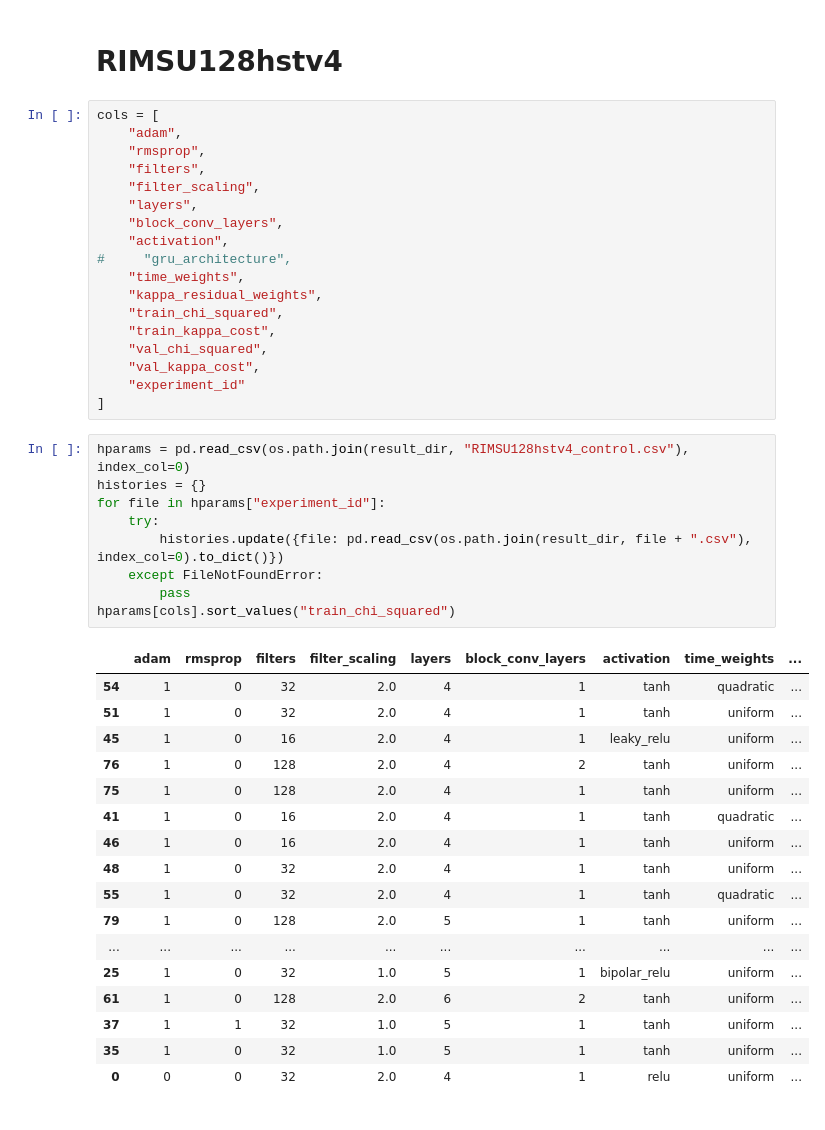
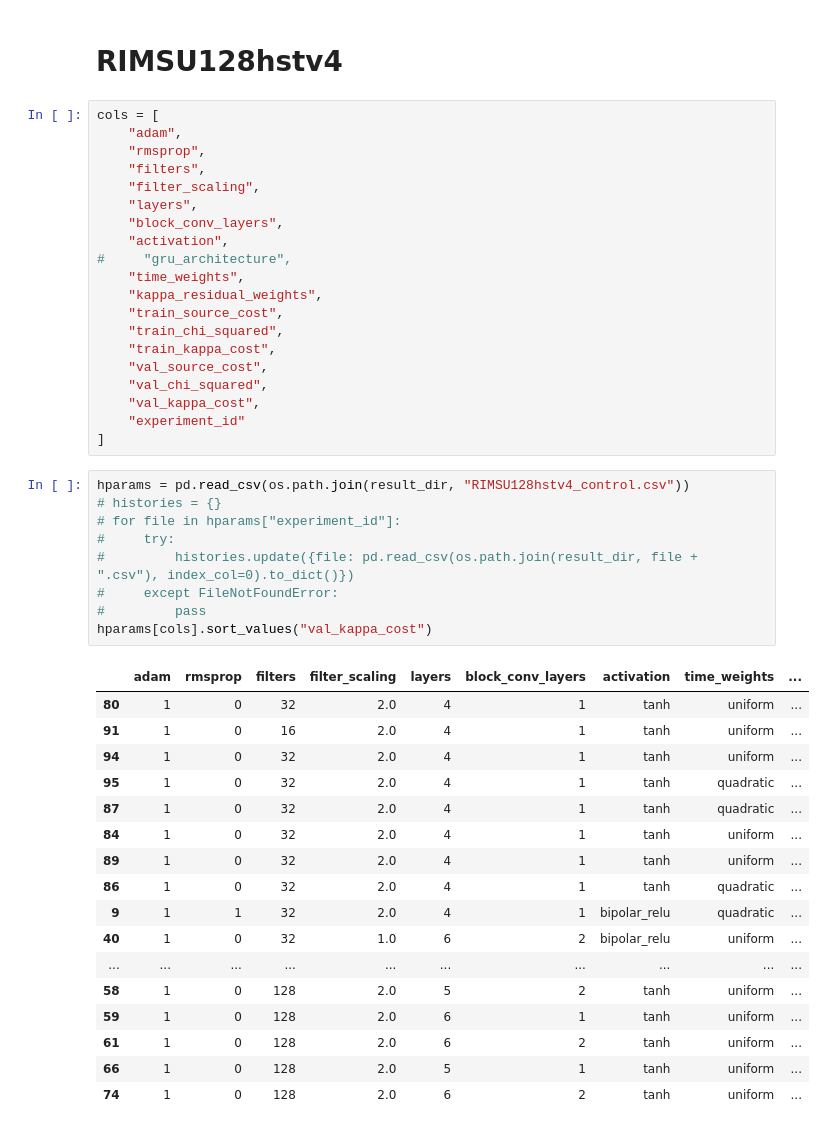
Before and after one commit to AlexandreAdam/Censai, a Jupyter notebook: notebooks/rim_results_fr128hst.ipynb, the cells around one changed output. Drawn from its saved outputs; the diff is of its cells as text.

```diff
--- a/notebooks/rim_results_fr128hst.ipynb
+++ b/notebooks/rim_results_fr128hst.ipynb
@@ -29,38 +29,40 @@ cols = [
 #     "gru_architecture",
     "time_weights",
     "kappa_residual_weights",
+    "train_source_cost",
     "train_chi_squared",
     "train_kappa_cost",
+    "val_source_cost",
     "val_chi_squared",
     "val_kappa_cost",
     "experiment_id"
 ]
 # %%
-hparams = pd.read_csv(os.path.join(result_dir, "RIMSU128hstv4_control.csv"), index_col=0)
-histories = {}
-for file in hparams["experiment_id"]:
-    try:
-        histories.update({file: pd.read_csv(os.path.join(result_dir, file + ".csv"), index_col=0).to_dict()})
-    except FileNotFoundError:
-        pass
-hparams[cols].sort_values("train_chi_squared")
+hparams = pd.read_csv(os.path.join(result_dir, "RIMSU128hstv4_control.csv"))
+# histories = {}
+# for file in hparams["experiment_id"]:
+#     try:
+#         histories.update({file: pd.read_csv(os.path.join(result_dir, file + ".csv"), index_col=0).to_dict()})
+#     except FileNotFoundError:
+#         pass
+hparams[cols].sort_values("val_kappa_cost")
 # %% [output]
 |  | adam | rmsprop | filters | filter_scaling | layers | block_conv_layers | activation | time_weights | ... |
-| 54 | 1 | 0 | 32 | 2.0 | 4 | 1 | tanh | quadratic | ... |
-| 51 | 1 | 0 | 32 | 2.0 | 4 | 1 | tanh | uniform | ... |
-| 45 | 1 | 0 | 16 | 2.0 | 4 | 1 | leaky_relu | uniform | ... |
-| 76 | 1 | 0 | 128 | 2.0 | 4 | 2 | tanh | uniform | ... |
-| 75 | 1 | 0 | 128 | 2.0 | 4 | 1 | tanh | uniform | ... |
-| 41 | 1 | 0 | 16 | 2.0 | 4 | 1 | tanh | quadratic | ... |
-| 46 | 1 | 0 | 16 | 2.0 | 4 | 1 | tanh | uniform | ... |
-| 48 | 1 | 0 | 32 | 2.0 | 4 | 1 | tanh | uniform | ... |
-| 55 | 1 | 0 | 32 | 2.0 | 4 | 1 | tanh | quadratic | ... |
-| 79 | 1 | 0 | 128 | 2.0 | 5 | 1 | tanh | uniform | ... |
+| 80 | 1 | 0 | 32 | 2.0 | 4 | 1 | tanh | uniform | ... |
+| 91 | 1 | 0 | 16 | 2.0 | 4 | 1 | tanh | uniform | ... |
+| 94 | 1 | 0 | 32 | 2.0 | 4 | 1 | tanh | uniform | ... |
+| 95 | 1 | 0 | 32 | 2.0 | 4 | 1 | tanh | quadratic | ... |
+| 87 | 1 | 0 | 32 | 2.0 | 4 | 1 | tanh | quadratic | ... |
+| 84 | 1 | 0 | 32 | 2.0 | 4 | 1 | tanh | uniform | ... |
+| 89 | 1 | 0 | 32 | 2.0 | 4 | 1 | tanh | uniform | ... |
+| 86 | 1 | 0 | 32 | 2.0 | 4 | 1 | tanh | quadratic | ... |
+| 9 | 1 | 1 | 32 | 2.0 | 4 | 1 | bipolar_relu | quadratic | ... |
+| 40 | 1 | 0 | 32 | 1.0 | 6 | 2 | bipolar_relu | uniform | ... |
 | ... | ... | ... | ... | ... | ... | ... | ... | ... | ... |
-| 25 | 1 | 0 | 32 | 1.0 | 5 | 1 | bipolar_relu | uniform | ... |
+| 58 | 1 | 0 | 128 | 2.0 | 5 | 2 | tanh | uniform | ... |
+| 59 | 1 | 0 | 128 | 2.0 | 6 | 1 | tanh | uniform | ... |
 | 61 | 1 | 0 | 128 | 2.0 | 6 | 2 | tanh | uniform | ... |
-| 37 | 1 | 1 | 32 | 1.0 | 5 | 1 | tanh | uniform | ... |
-| 35 | 1 | 0 | 32 | 1.0 | 5 | 1 | tanh | uniform | ... |
-| 0 | 0 | 0 | 32 | 2.0 | 4 | 1 | relu | uniform | ... |
+| 66 | 1 | 0 | 128 | 2.0 | 5 | 1 | tanh | uniform | ... |
+| 74 | 1 | 0 | 128 | 2.0 | 6 | 2 | tanh | uniform | ... |
 # %%
 hparams = pd.read_csv(os.path.join(result_dir, "RIMSU128hstv4_controlsie.csv"), index_col=0)
```
Also changed, not shown: parts of 3 cells of this notebook.
